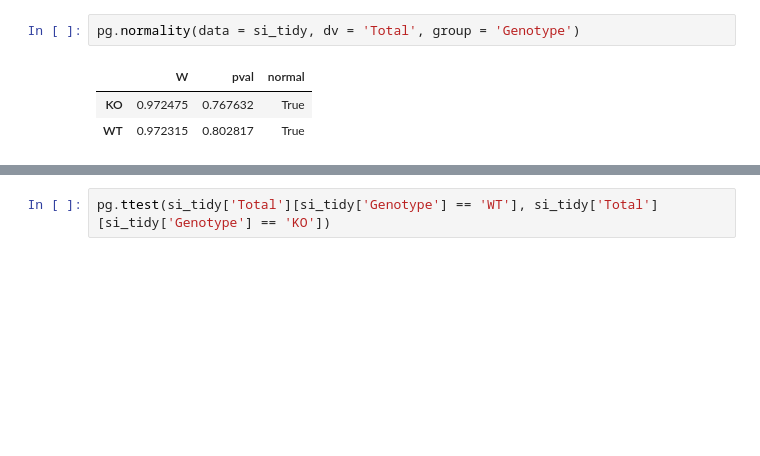
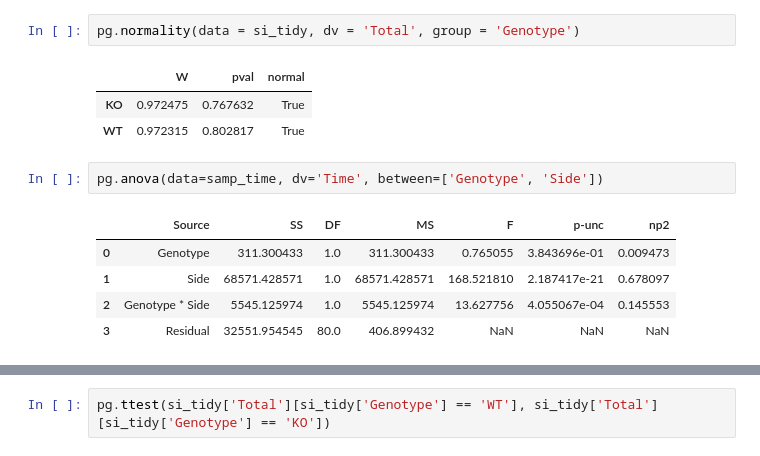
Before and after one commit to FMendezSlc/NeuroPy, a Jupyter notebook: Behavior_Analysis.ipynb, the cells around one changed output, grey strips where cells are left out. Saved outputs shown, nothing was run; the diff lists cells and outputs as text; blank space fills up the shorter version.

```diff
--- a/Behavior_Analysis.ipynb
+++ b/Behavior_Analysis.ipynb
@@ -490,3 +504,11 @@ pg.normality(data = si_tidy, dv = 'Total', group = 'Genotype')
 |  | W | pval | normal |
 | KO | 0.972475 | 0.767632 | True |
 | WT | 0.972315 | 0.802817 | True |
+# %%
+pg.anova(data=samp_time, dv='Time', between=['Genotype', 'Side'])
+# %% [output]
+|  | Source | SS | DF | MS | F | p-unc | np2 |
+| 0 | Genotype | 311.300433 | 1.0 | 311.300433 | 0.765055 | 3.843696e-01 | 0.009473 |
+| 1 | Side | 68571.428571 | 1.0 | 68571.428571 | 168.521810 | 2.187417e-21 | 0.678097 |
+| 2 | Genotype * Side | 5545.125974 | 1.0 | 5545.125974 | 13.627756 | 4.055067e-04 | 0.145553 |
+| 3 | Residual | 32551.954545 | 80.0 | 406.899432 | NaN | NaN | NaN |
```
Also changed, not shown: parts of 6 cells of this notebook, 2 other files.
